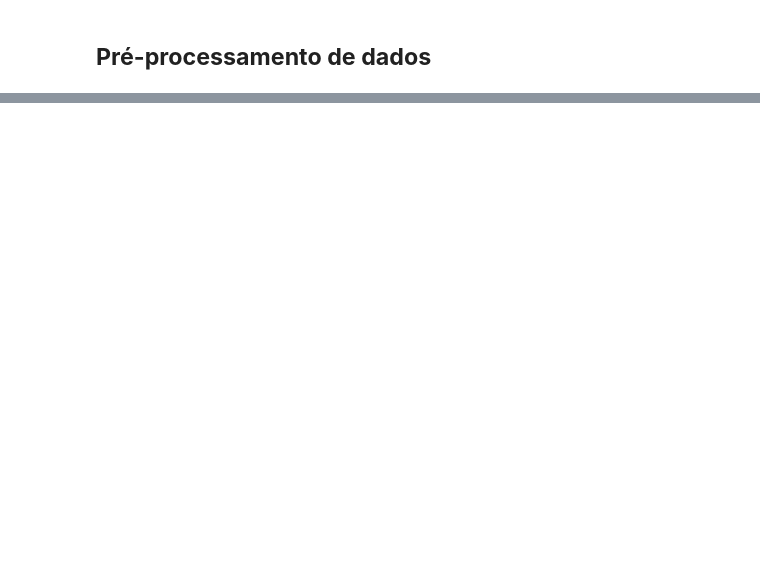
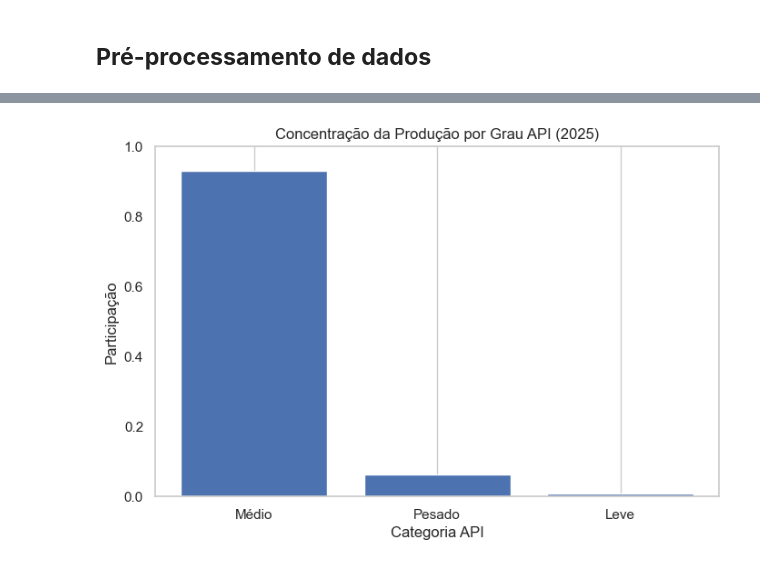
Before and after one commit to Diogo-Pinto/br-og-prd-concentration, a Jupyter notebook: notebooks/concentration-analysis.ipynb, the cells around one changed output, grey strips where cells are left out. Saved outputs shown, nothing was run; the diff lists cells and outputs as text; code cells hidden in the pictures; blank space fills up the shorter version.

```diff
--- a/notebooks/concentration-analysis.ipynb
+++ b/notebooks/concentration-analysis.ipynb
@@ -509,0 +1070,27 @@ dtype: object
+# %%
+df_api = (
+    df_2025
+    .groupby('api_cat')['Produção de Petróleo (m³)']
+    .sum()
+    .reset_index()
+)
+
+df_api['participacao'] = (
+    df_api['Produção de Petróleo (m³)'] /
+    df_api['Produção de Petróleo (m³)'].sum()
+)
+
+df_api = df_api.sort_values('participacao', ascending=False)
+
+plt.figure(figsize=(8,5))
+plt.bar(df_api['api_cat'], df_api['participacao'])
+
+plt.title('Concentração da Produção por Grau API (2025)')
+plt.ylabel('Participação')
+plt.xlabel('Categoria API')
+plt.ylim(0,1)
+
+plt.grid(axis='y')
+plt.show()
+# %% [output]
+[figure, added]
```
Also changed, not shown: parts of 86 cells of this notebook.
